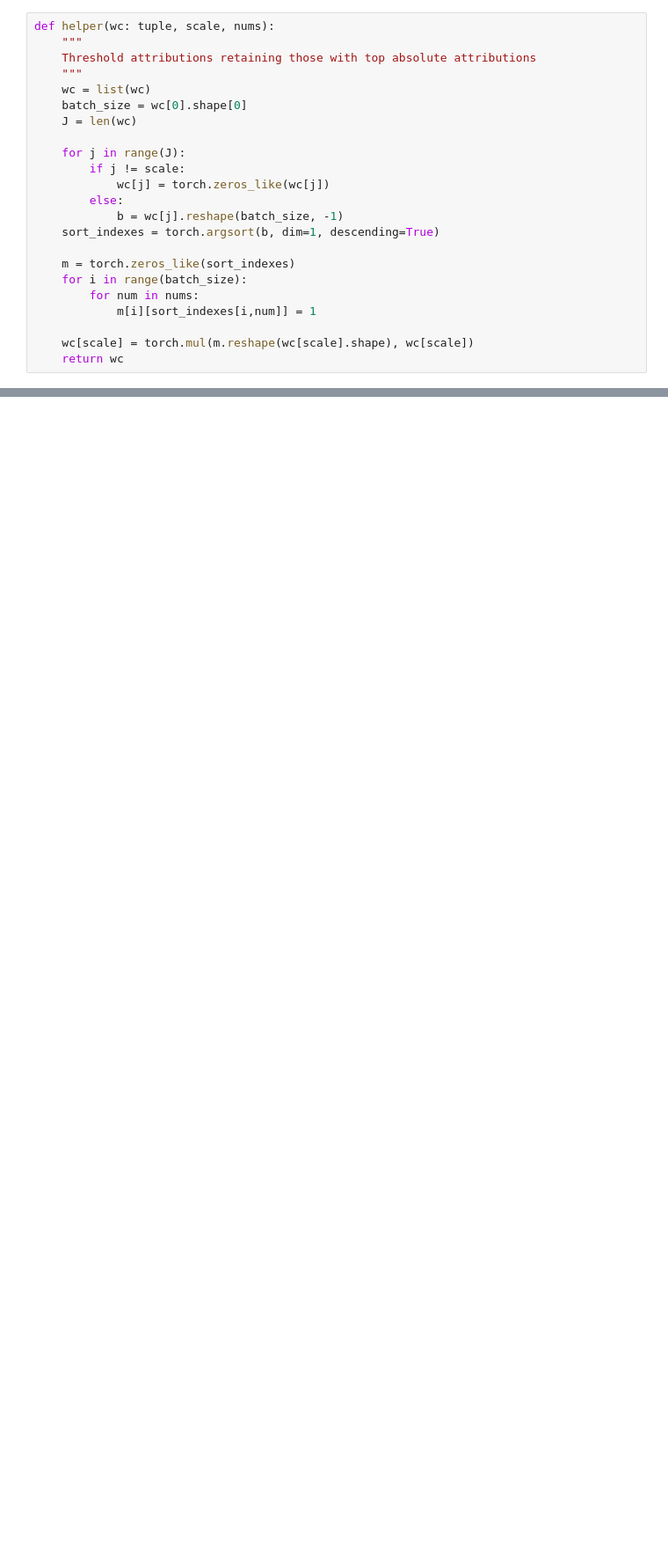
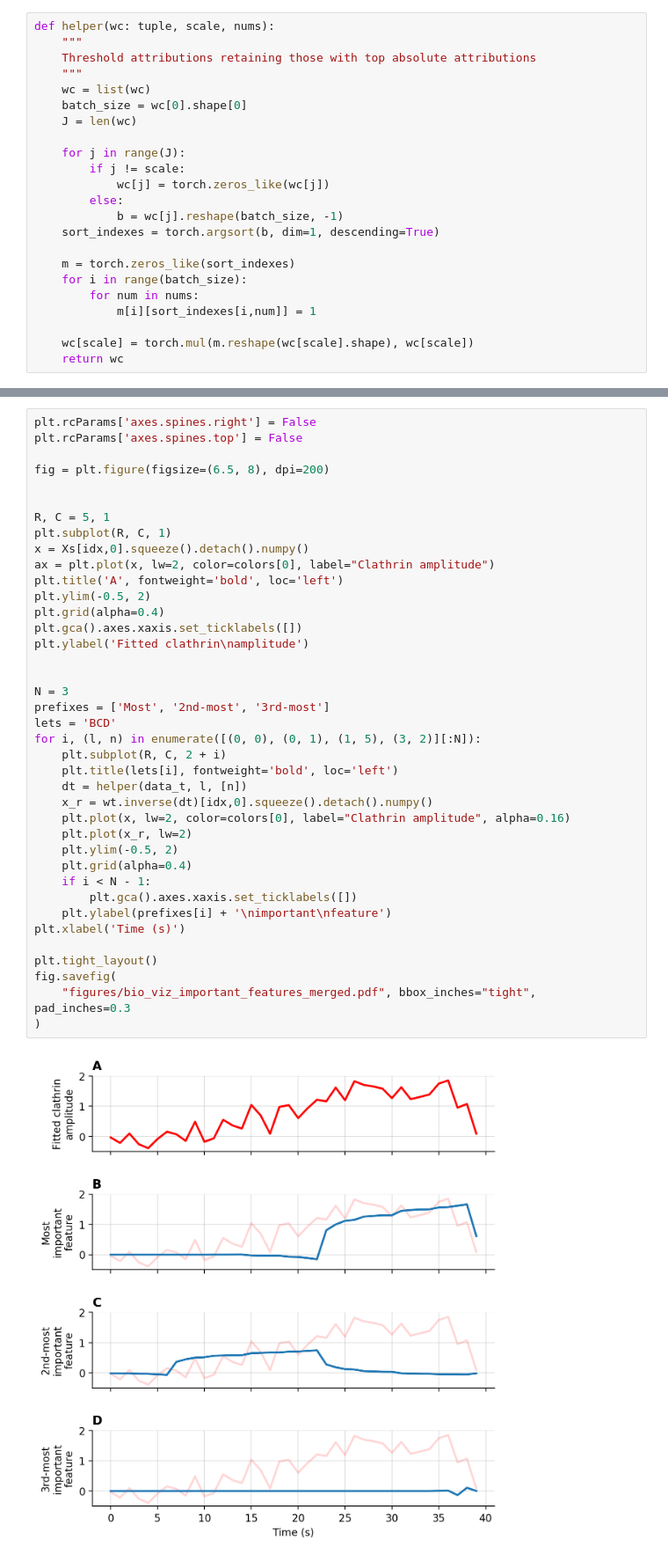
Before and after one commit to Yu-Group/adaptive-wavelets, a Jupyter notebook: notebooks/biology/05_regression_plot.ipynb, the cells around one changed output, grey strips where cells are left out. Shown at 88% size. Saved outputs shown, nothing was run; the diff lists cells and outputs as text; blank space fills up the shorter version.

```diff
--- a/notebooks/biology/05_regression_plot.ipynb
+++ b/notebooks/biology/05_regression_plot.ipynb
@@ -243,0 +293,41 @@ for i in range(6):
+# %%
+plt.rcParams['axes.spines.right'] = False
+plt.rcParams['axes.spines.top'] = False
+
+fig = plt.figure(figsize=(6.5, 8), dpi=200)
+
+
+R, C = 5, 1
+plt.subplot(R, C, 1)
+x = Xs[idx,0].squeeze().detach().numpy()
+ax = plt.plot(x, lw=2, color=colors[0], label="Clathrin amplitude")
+plt.title('A', fontweight='bold', loc='left')
+plt.ylim(-0.5, 2)
+plt.grid(alpha=0.4)
+plt.gca().axes.xaxis.set_ticklabels([])
+plt.ylabel('Fitted clathrin\namplitude')
+
+
+N = 3
+prefixes = ['Most', '2nd-most', '3rd-most']
+lets = 'BCD'
+for i, (l, n) in enumerate([(0, 0), (0, 1), (1, 5), (3, 2)][:N]):
+    plt.subplot(R, C, 2 + i)
+    plt.title(lets[i], fontweight='bold', loc='left')
+    dt = helper(data_t, l, [n])
+    x_r = wt.inverse(dt)[idx,0].squeeze().detach().numpy()
+    plt.plot(x, lw=2, color=colors[0], label="Clathrin amplitude", alpha=0.16)
+    plt.plot(x_r, lw=2)
+    plt.ylim(-0.5, 2)
+    plt.grid(alpha=0.4)
+    if i < N - 1:
+        plt.gca().axes.xaxis.set_ticklabels([])
+    plt.ylabel(prefixes[i] + '\nimportant\nfeature')
+plt.xlabel('Time (s)')
+
+plt.tight_layout()
+fig.savefig(
+    "figures/bio_viz_important_features_merged.pdf", bbox_inches="tight", pad_inches=0.3
+)
+# %% [output]
+[figure, added]
```
Also changed, not shown: parts of 11 cells of this notebook, 4 other files.
